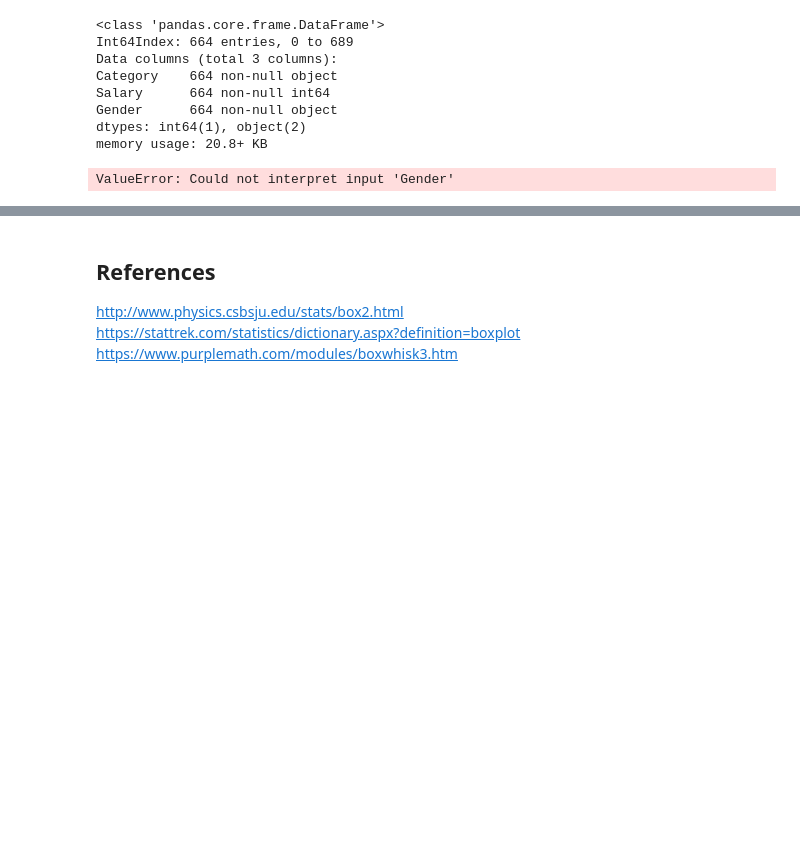
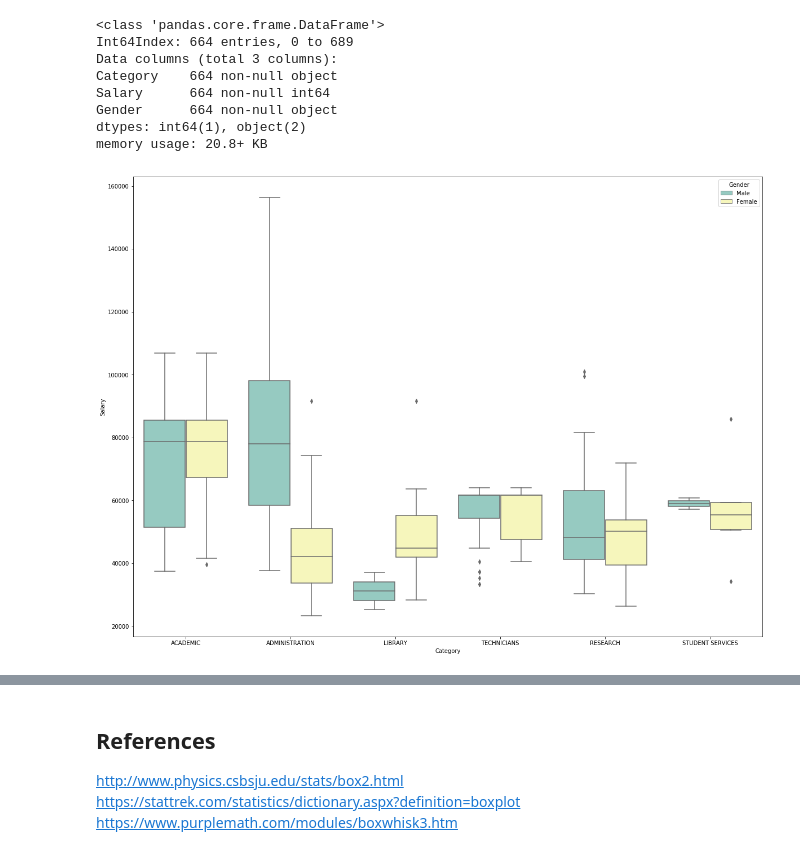
Before and after one commit to paulacduffy/boxplotsproject, a Jupyter notebook: Box Plots & their uses.ipynb, the cells around one changed output, grey strips where cells are left out. Drawn from its saved outputs; the diff is of its cells as text; code cells hidden in the pictures; blank space fills up the shorter version.

Commit message:
Boxplot broken down by gender

```diff
--- a/Box Plots & their uses.ipynb
+++ b/Box Plots & their uses.ipynb
@@ -30,6 +30,8 @@ import matplotlib.pyplot as plt
 df = pd.read_csv("https://raw.githubusercontent.com/paulacduffy/boxplotsproject/master/Data/salary.csv")
 df = df[df.Category != "CANTEEN"]
 ndf = df[df.Category != "SUPPORT"]
+ndf.columns = ['Category','Salary','Gender']
+ndf=ndf[ndf.Gender !="Unknown"]
 ndf.head(n=20)
 # %% [output]
 |  | Category | Salary | Gender |
@@ -76,7 +84,8 @@ dtypes: int64(1), object(2)
 memory usage: 20.8+ KB
 # %%
 %matplotlib inline
-bp = sns.boxplot(x="Category", y='Salary', hue="Gender", data=ndf, palette="Set3")
-plt.show
+plt.figure(figsize=(20,15))
+sns.boxplot(x="Category", y="Salary", hue="Gender", data=ndf, palette="Set3")
+plt.show()
 # %% [output]
-ValueError: Could not interpret input 'Gender'
+[figure, added]
```
Also changed, not shown: parts of 3 cells of this notebook.
